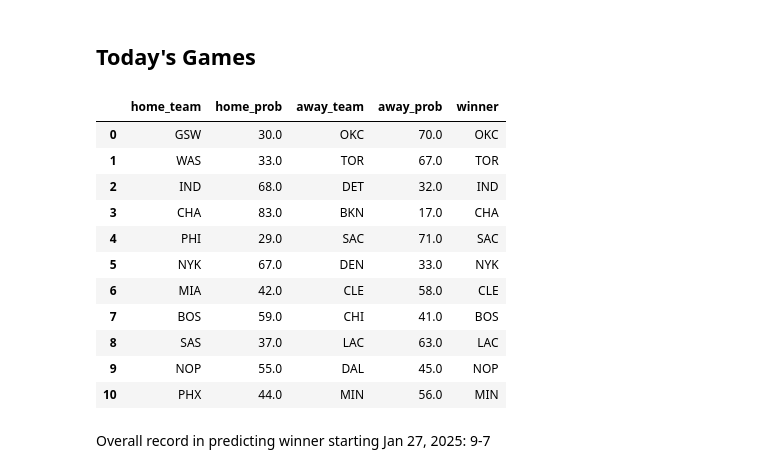
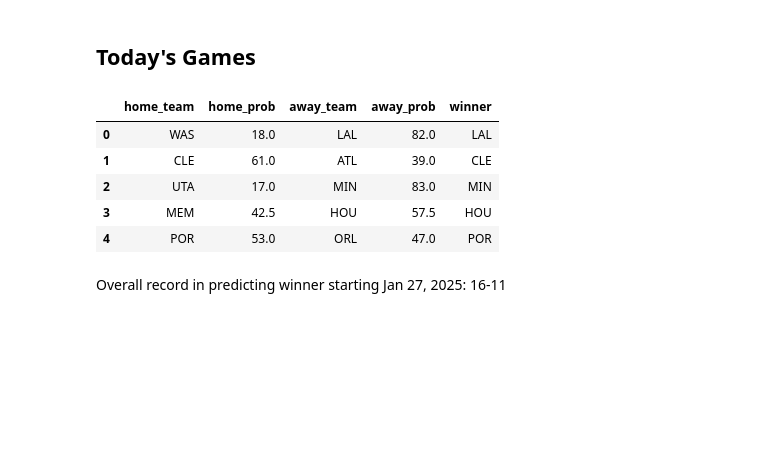
Before and after one commit to SehejGit/nba-win-predictions, a Jupyter notebook: win-probability.ipynb, the cells around one changed output. Drawn from its saved outputs; the diff is of its cells as text; code cells hidden in the pictures; blank space fills up the shorter version.

```diff
--- a/win-probability.ipynb
+++ b/win-probability.ipynb
@@ -388,22 +388,16 @@ todays_games
 # %% [markdown]
 ## Today's Games
 # %%
-home_teams = ['GSW', 'WAS', 'IND', 'CHA', 'PHI', 'NYK', 'MIA', 'BOS', 'SAS', 'NOP', 'PHX']
-away_teams = ['OKC', 'TOR', 'DET', 'BKN', 'SAC', 'DEN', 'CLE', 'CHI', 'LAC', 'DAL', 'MIN']
+home_teams = ['WAS', 'CLE', 'UTA', 'MEM', 'POR']
+away_teams = ['LAL', 'ATL', 'MIN', 'HOU', 'ORL']
 outcomes = predict_games(home_teams, away_teams, games, model, scaler)
 outcomes
 # %% [output]
 |  | home_team | home_prob | away_team | away_prob | winner |
-| 0 | GSW | 30.0 | OKC | 70.0 | OKC |
-| 1 | WAS | 33.0 | TOR | 67.0 | TOR |
-| 2 | IND | 68.0 | DET | 32.0 | IND |
-| 3 | CHA | 83.0 | BKN | 17.0 | CHA |
-| 4 | PHI | 29.0 | SAC | 71.0 | SAC |
-| 5 | NYK | 67.0 | DEN | 33.0 | NYK |
-| 6 | MIA | 42.0 | CLE | 58.0 | CLE |
-| 7 | BOS | 59.0 | CHI | 41.0 | BOS |
-| 8 | SAS | 37.0 | LAC | 63.0 | LAC |
-| 9 | NOP | 55.0 | DAL | 45.0 | NOP |
-| 10 | PHX | 44.0 | MIN | 56.0 | MIN |
+| 0 | WAS | 18.0 | LAL | 82.0 | LAL |
+| 1 | CLE | 61.0 | ATL | 39.0 | CLE |
+| 2 | UTA | 17.0 | MIN | 83.0 | MIN |
+| 3 | MEM | 42.5 | HOU | 57.5 | HOU |
+| 4 | POR | 53.0 | ORL | 47.0 | POR |
 # %% [markdown]
-Overall record in predicting winner starting Jan 27, 2025: 9-7
+Overall record in predicting winner starting Jan 27, 2025: 16-11
```
